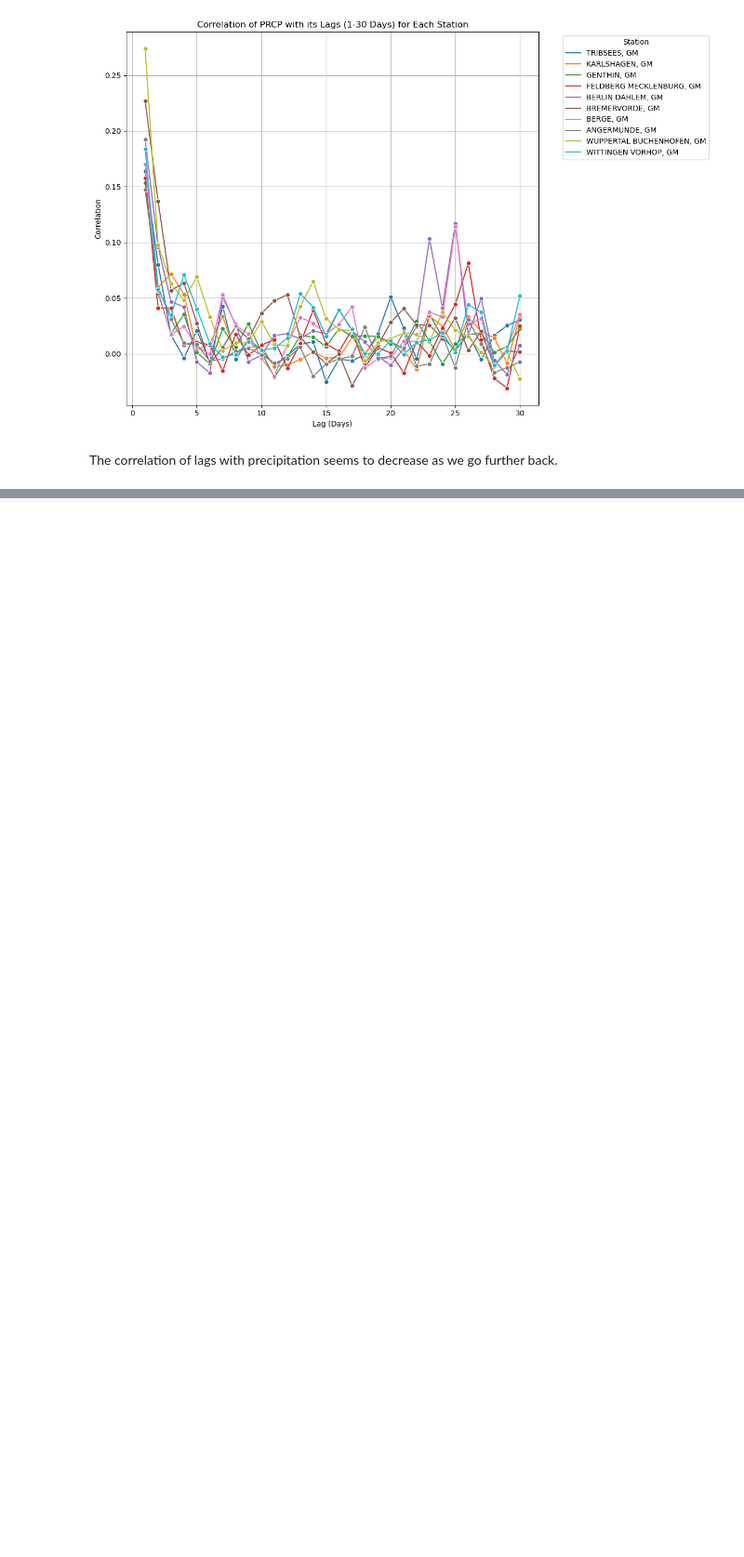
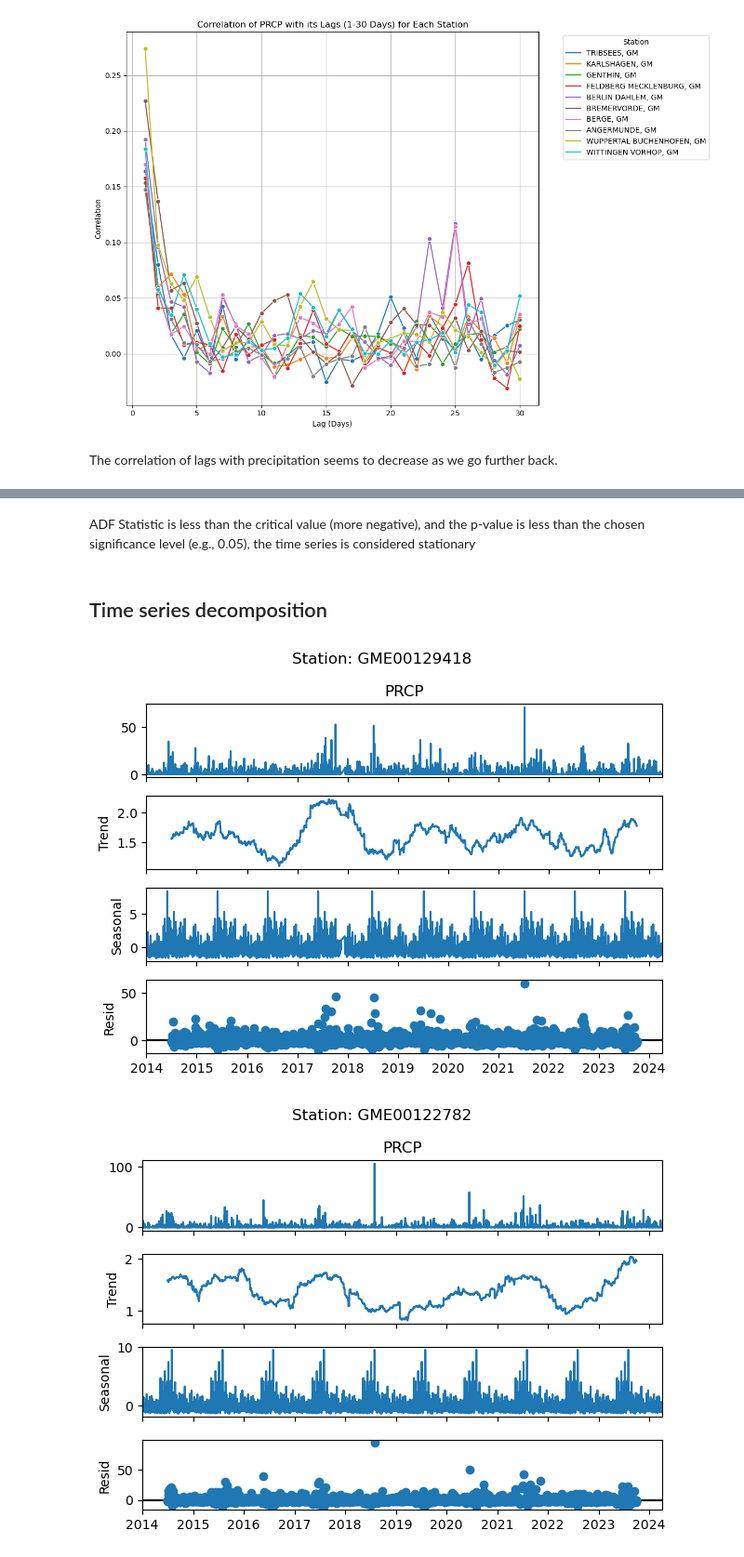
Before and after one commit to ayushprd/predicting-precipitation, a Jupyter notebook: notebooks/ExploringData.ipynb, the cells around one changed output, grey strips where cells are left out. Shown at 93% size. Drawn from its saved outputs; the diff is of its cells as text; code cells hidden in the pictures; blank space fills up the shorter version.

```diff
--- a/notebooks/ExploringData.ipynb
+++ b/notebooks/ExploringData.ipynb
@@ -223,3 +222,7 @@ plt.show()
 [figure]
 # %% [markdown]
 The correlation of lags with precipitation seems to decrease as we go further back.
+# %%
+data.head()
+data2 = data.copy()
+data2.set_index('DATE', inplace=True)
@@ -225,0 +231,16 @@ The correlation of lags with precipitation seems to decrease as we go further ba
+# %%
+from statsmodels.tsa.stattools import adfuller
+
+precipitation_data = data2[['STATION', 'PRCP']].sort_index()
+
+adf_results = {}
+stations = precipitation_data['STATION'].unique()
+
+for station in stations:
+    station_data = precipitation_data[precipitation_data['STATION'] == station]['PRCP'].dropna()
+    adf_result = adfuller(station_data)
+    adf_results[station] = {
+        'ADF Statistic': adf_result[0],
+        'p-value': adf_result[1],
+        'Critical Values': adf_result[4]
+    }
@@ -225,0 +262,20 @@ The correlation of lags with precipitation seems to decrease as we go further ba
+# %% [markdown]
+ADF Statistic is less than the critical value (more negative), and the p-value is less than the chosen significance level (e.g., 0.05), the time series is considered stationary
+# %% [markdown]
+## Time series decomposition
+# %%
+from statsmodels.tsa.seasonal import seasonal_decompose
+
+stations_to_decompose = precipitation_data['STATION'].unique()
+
+for i, station in enumerate(stations_to_decompose[:10]):
+    station_data = precipitation_data[precipitation_data['STATION'] == station]['PRCP'].dropna()
+    decomposition = seasonal_decompose(station_data, model='additive', period=365)
+
+    result = decomposition.plot()
+    result.suptitle(f'Station: {station}')
+    plt.tight_layout()
+    plt.show()
+# %% [output]
+[figure, added]
+[figure, added]
```
Also changed, not shown: parts of 9 cells of this notebook.
